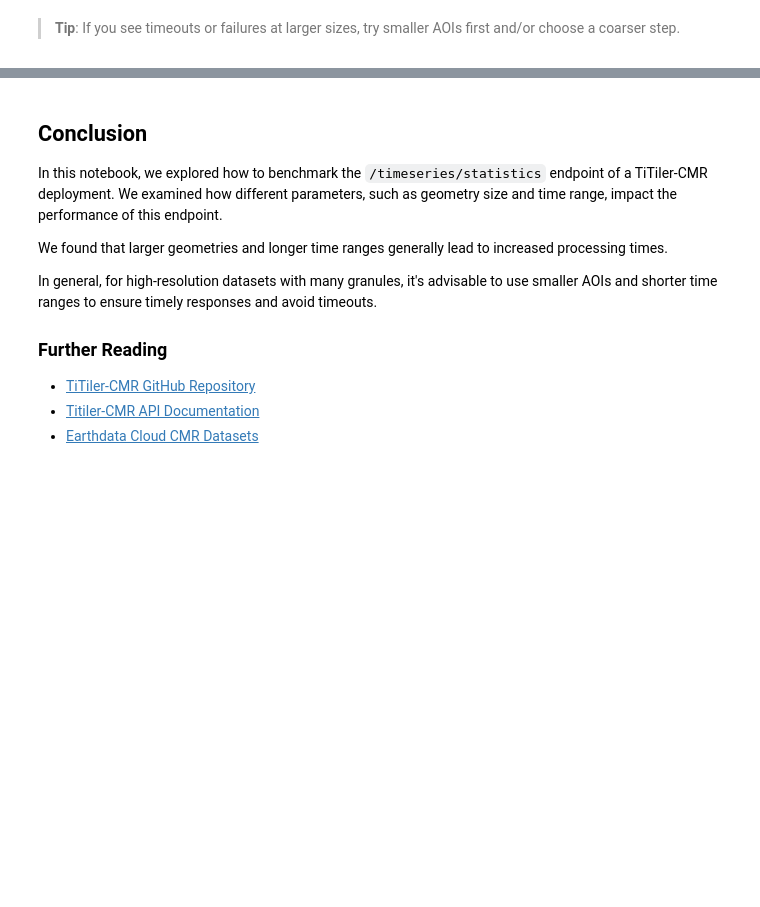
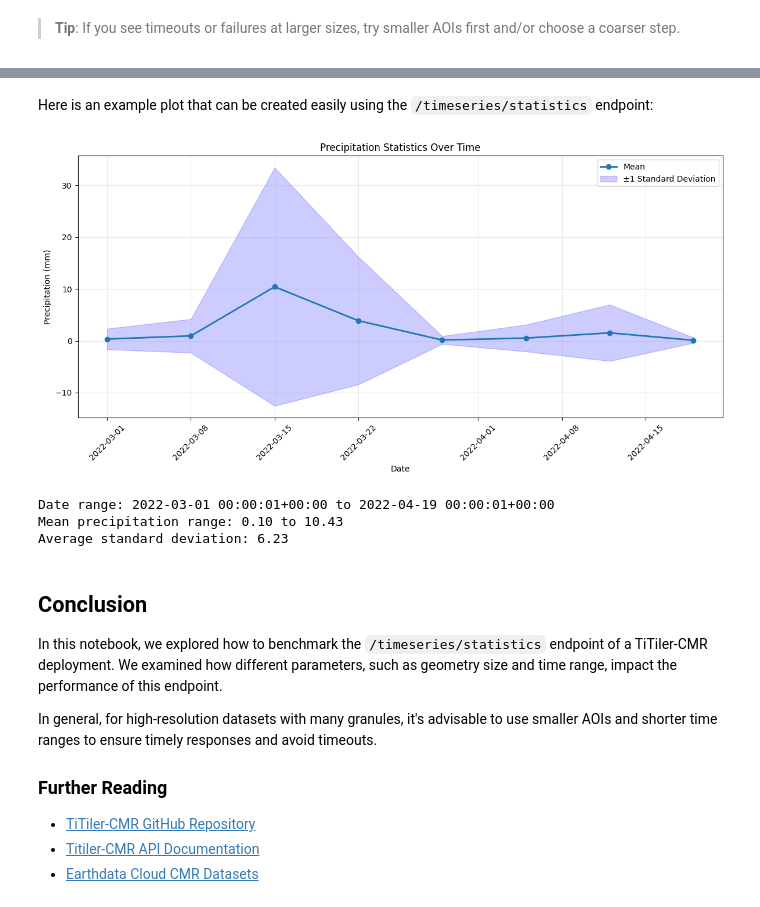
Before and after one commit to developmentseed/datacube-guide, a Jupyter notebook: docs/titiler-cmr/titiler-cmr-statistics-benchmark.ipynb, the cells around one changed output, grey strips where cells are left out. Cells and saved outputs as stored; diff of their text form; code cells hidden in the pictures; blank space fills up the shorter version.

```diff
--- a/docs/titiler-cmr/titiler-cmr-statistics-benchmark.ipynb
+++ b/docs/titiler-cmr/titiler-cmr-statistics-benchmark.ipynb
@@ -352,14 +377,59 @@ Statistics result:
+# %% [markdown]
+Here is an example plot that can be created easily using the `/timeseries/statistics` endpoint:
+# %%
+import numpy as np
+from datetime import datetime
+data = stats_result['statistics']
+
+dates = []
+means = []
+stds = []
+
+for date_str, values in data.items():
+    dates.append(datetime.fromisoformat(date_str))
+    inner_data = list(values.values())[0]
+
+    means.append(inner_data["mean"])
+    stds.append(inner_data["std"])
+
+plt.figure(figsize=(12, 6))
+plt.plot(dates, means, linestyle='-',marker='o', linewidth=2, label="Mean")
+plt.fill_between(
+    dates,
+    np.array(means) - np.array(stds),
+    np.array(means) + np.array(stds),
+    alpha=0.2,
+    color="b",
+    label="±1 Standard Deviation",
+)
+
+plt.xlabel("Date")
+plt.ylabel("Precipitation (mm)")  # Updated based on your data
+plt.title("Precipitation Statistics Over Time")
+plt.legend()
+plt.xticks(rotation=45)
+plt.grid(True, alpha=0.3)
+plt.tight_layout()
+plt.show()
+
+# Print some summary statistics
+print(f"Date range: {min(dates)} to {max(dates)}")
+print(f"Mean precipitation range: {min(means):.2f} to {max(means):.2f}")
+print(f"Average standard deviation: {np.mean(stds):.2f}")
+# %% [output]
+[figure, added]
+Date range: 2022-03-01 00:00:01+00:00 to 2022-04-19 00:00:01+00:00
+Mean precipitation range: 0.10 to 10.43
+Average standard deviation: 6.23
 # %% [markdown]
 ## Conclusion
 
 In this notebook, we explored how to benchmark the `/timeseries/statistics` endpoint of a TiTiler-CMR deployment. We examined how different parameters, such as geometry size and time range, impact the performance of this endpoint.
 
-We found that larger geometries and longer time ranges generally lead to increased processing times.
-
 In general, for high-resolution datasets with many granules, it's advisable to use smaller AOIs and shorter time ranges to ensure timely responses and avoid timeouts.
 
 
 ### Further Reading
-- [TiTiler-CMR GitHub Repository](https://github.com/cogeotiff/titiler-cmr)
+- [TiTiler-CMR GitHub Repository](https://github.com/developmentseed/titiler-cmr)
 - [Titiler-CMR API Documentation](https://staging.openveda.cloud/api/titiler-cmr/api.html#/)
 - [Earthdata Cloud CMR Datasets](https://cmr.earthdata.nasa.gov/search/site/docs/search/api.html#datasets)
```
Also changed, not shown: parts of 18 cells of this notebook, 5 other files.
